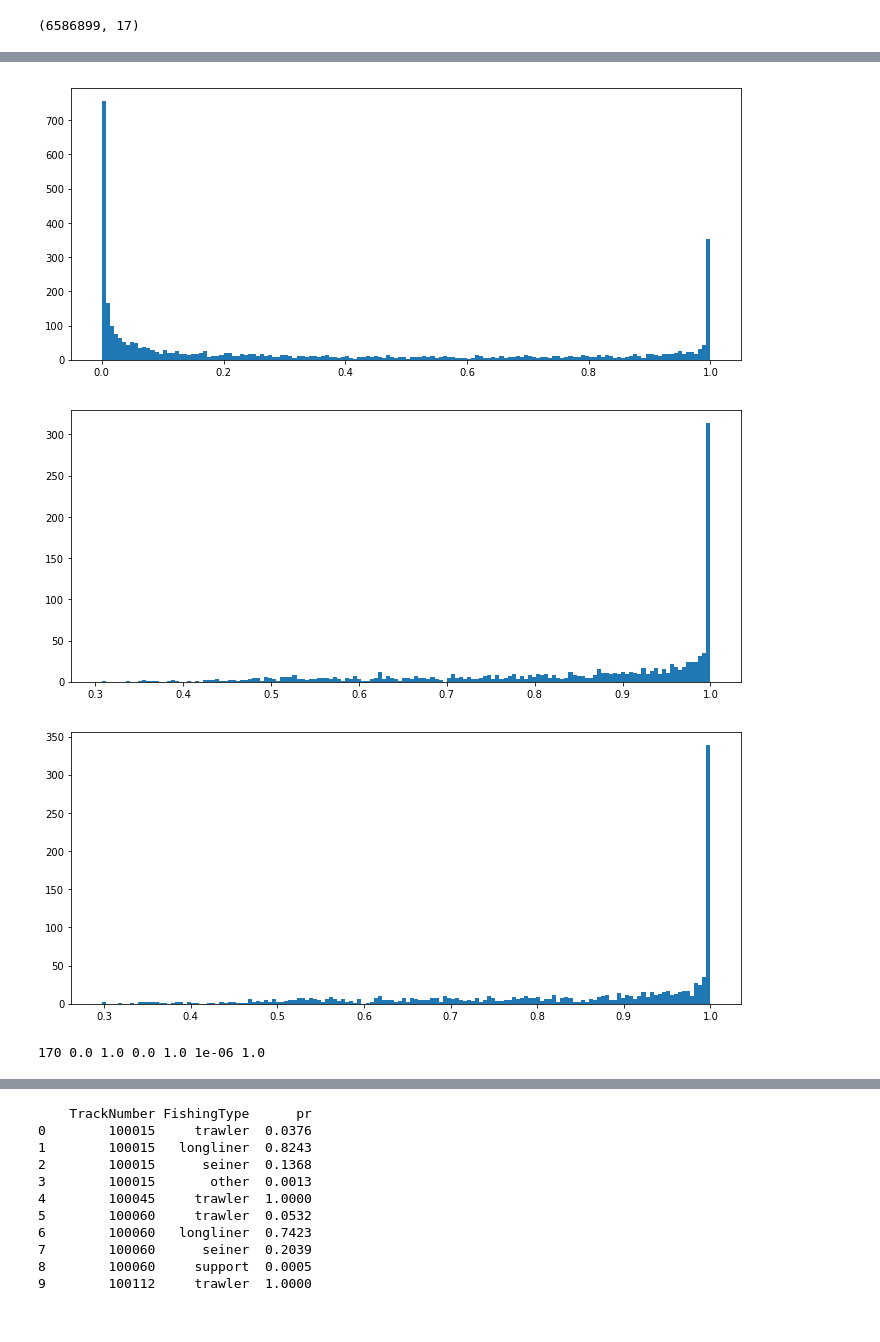
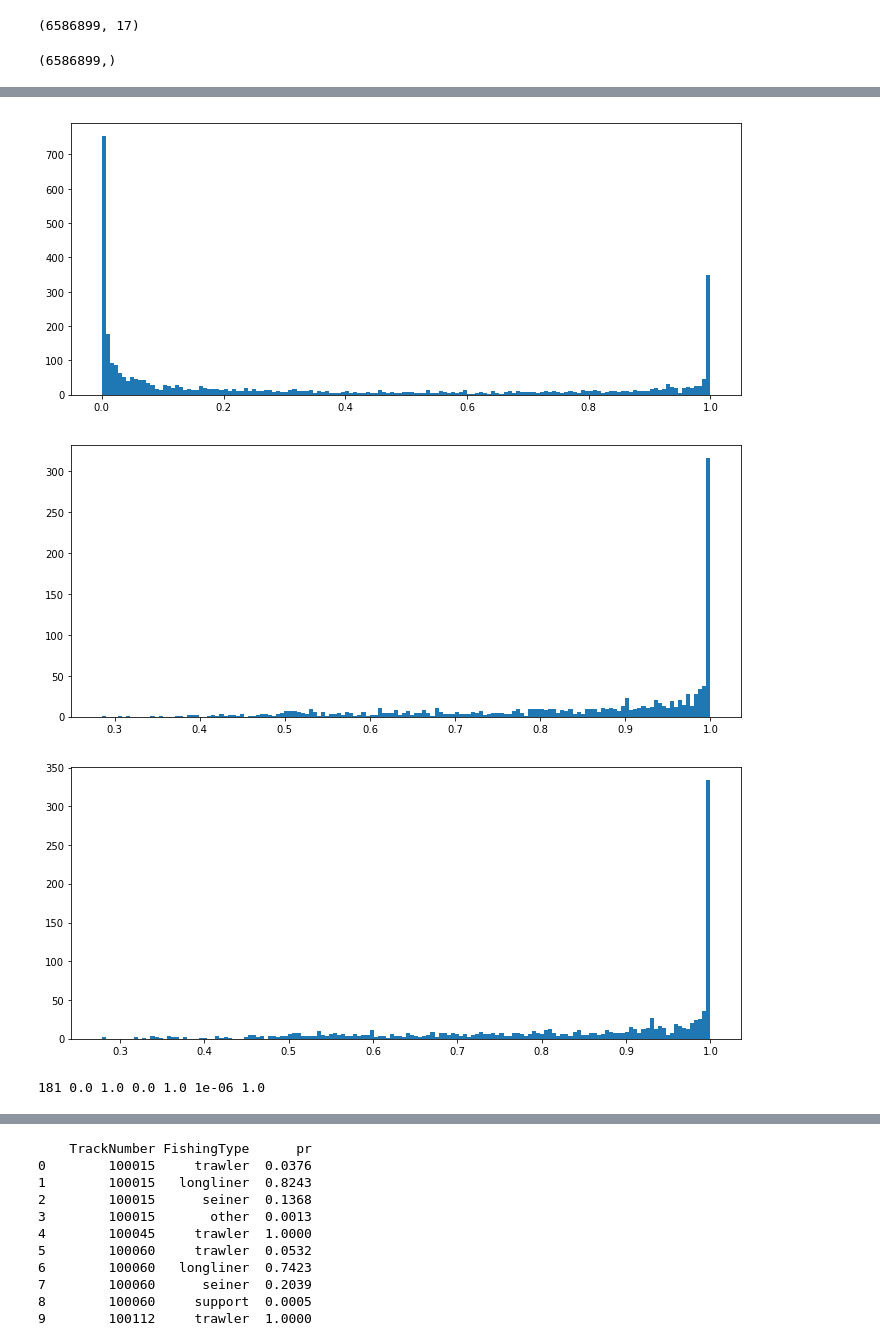
Before and after one commit to SorokinV/TopCoder-2017-08-FishMen2, a Jupyter notebook: Jupyter-NET/Fish-Exp-01-XGB.ipynb, the cells around one changed output, grey strips where cells are left out. Drawn from its saved outputs; the diff is of its cells as text; code cells hidden in the pictures.

```diff
--- a/Jupyter-NET/Fish-Exp-01-XGB.ipynb
+++ b/Jupyter-NET/Fish-Exp-01-XGB.ipynb
@@ -299,6 +282,6 @@ hist
 | 28 | 0.301614 | 0.001325 | 0.301171 | 0.001363 |
 | 29 | 0.297902 | 0.000824 | 0.297451 | 0.001180 |
 # %%
-xgbmodel = xgb.train(parms,mtrain,num_boost_round=470,verbose_eval=True,xgb_model=xgbmodel) # = 500
+xgbmodel = xgb.train(parms,mtrain,num_boost_round=400,verbose_eval=True, xgb_model=xgbmodel) # = 1000
 # %%
 ##xgbmodel.load_model('../Work/xgbModelClean.bst')
@@ -307,0 +295,2 @@ pred_y = xgbmodel.predict(mtrain); ##pred_y[-20:],pred_y.max()
+# %%
+pred_y_softmax=pred_y.argmax(axis=1); pred_y_softmax.shape
@@ -312,7 +303,7 @@ pred_y = xgbmodel.predict(mtrain); ##pred_y[-20:],pred_y.max()
 # %%
 df_diff = pd.DataFrame(train.TrackNumber,columns=['TrackNumber'])
 df_diff['true_y'] = np.array(train_y,dtype=np.uint8)
-df_diff['pred_y'] = np.array(pred_y, dtype=np.uint8)
+df_diff['pred_y'] = np.array(pred_y_softmax, dtype=np.uint8)
 
 df_diff['OK']    = df_diff.true_y==df_diff.pred_y
 
@@ -480,11 +479,15 @@ test_x.shape
 (6586899, 17)
 # %%
 test_y = xgbmodel.predict(mtest); ##pred_y[-20:],pred_y.max()
+# %%
+test_y_softmax = test_y.argmax(axis=1); test_y_softmax.shape
+# %% [output]
+(6586899,)
 # %%
 # Распределение результата test
 ppred = pd.DataFrame()
 ppred['TrackNumber'] = testAll.TrackNumber
-ppred['pred_y'] = np.array(test_y,dtype=np.uint8)
+ppred['pred_y'] = np.array(test_y_softmax,dtype=np.uint8)
 print(ppred.head())
 
 tySize = ppred.groupby(['TrackNumber','pred_y']).size();
@@ -526,6 +529,8 @@ g2pred['pr']   = g2pred.prSX
 print g2pred.head(20)
 
 
+
+
 g3pred = g0pred.pr.groupby(g0pred.TrackNumber).max()            # max pr for each Track#
 g3pred = g2pred.reset_index().prSX.groupby(g2pred.reset_index().TrackNumber).max()            # max pr for each Track#
 
@@ -559,5 +564,5 @@ print len(g3pred[g3pred<0.60]), g2pred.prS.min(), g2pred.prS.max(), g2pred.prX.m
 [figure]
 [figure]
-[figure, old version]
+[figure, new version]
-[figure, old version]
+[figure, new version]
-170 0.0 1.0 0.0 1.0 1e-06 1.0
+181 0.0 1.0 0.0 1.0 1e-06 1.0
```
Also changed, not shown: parts of 15 cells of this notebook, 1 other file.
